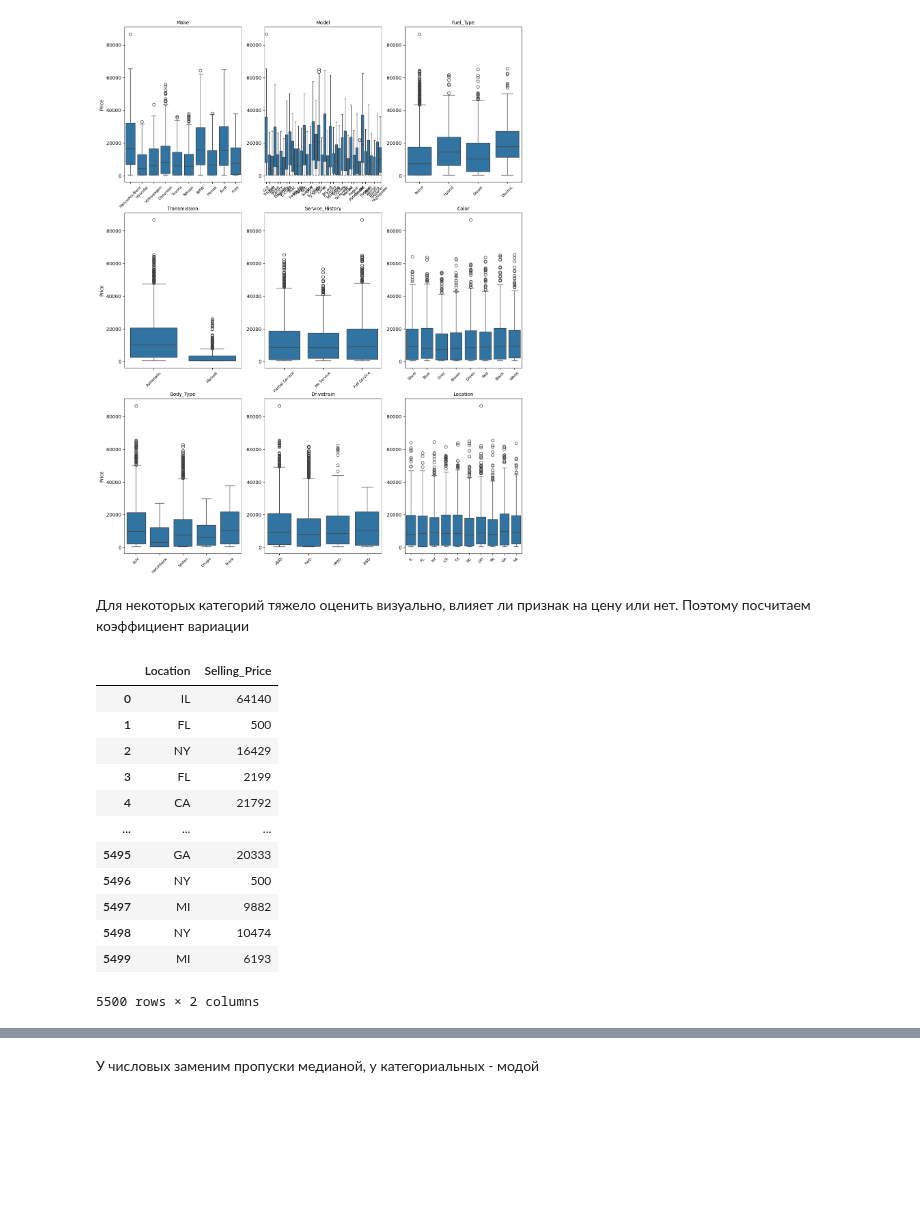
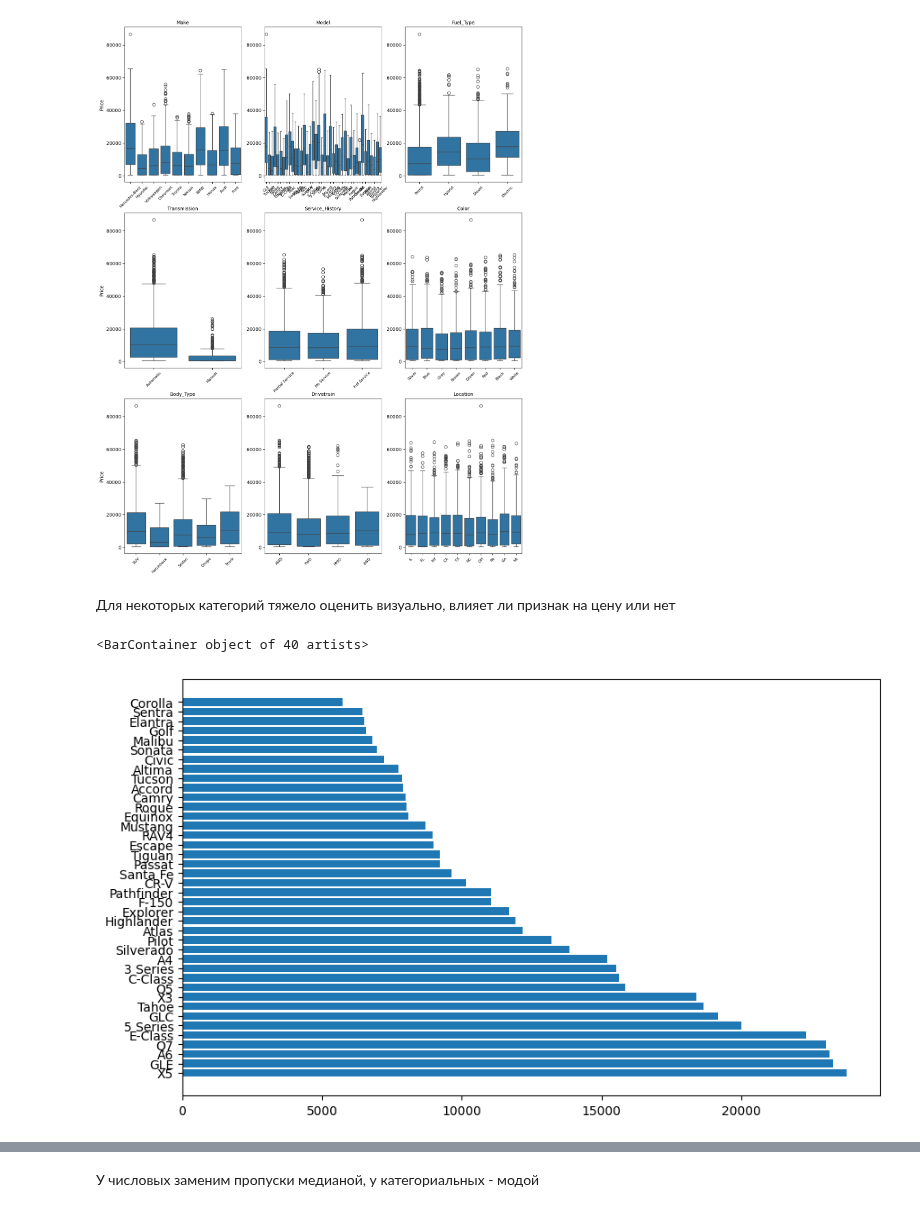
Before and after one commit to kataamb/notebooks_data_analysis, a Jupyter notebook: kaggle_automobile_prices/kaggle_automobile_dataset_analysis.ipynb, the cells around one changed output, grey strips where cells are left out. Saved outputs shown, nothing was run; the diff lists cells and outputs as text; code cells hidden in the pictures; blank space fills up the shorter version.

```diff
--- a/kaggle_automobile_prices/kaggle_automobile_dataset_analysis.ipynb
+++ b/kaggle_automobile_prices/kaggle_automobile_dataset_analysis.ipynb
@@ -215,22 +253,13 @@ for i, col in enumerate(cat_cols):
 # %% [output]
 [figure]
 # %% [markdown]
-Для некоторых категорий тяжело оценить визуально, влияет ли признак на цену или нет. Поэтому посчитаем коэффициент вариации
+Для некоторых категорий тяжело оценить визуально, влияет ли признак на цену или нет
-# %%
-#location
-location_data = df[['Location', 'Selling_Price']]
-#var_coeff
-# %% [output]
-|  | Location | Selling_Price |
-| 0 | IL | 64140 |
-| 1 | FL | 500 |
-| 2 | NY | 16429 |
-| 3 | FL | 2199 |
-| 4 | CA | 21792 |
-| ... | ... | ... |
-| 5495 | GA | 20333 |
-| 5496 | NY | 500 |
-| 5497 | MI | 9882 |
-| 5498 | NY | 10474 |
-| 5499 | MI | 6193 |
-5500 rows × 2 columns
+# %%
+
+model_categories = df.groupby('Model')['Selling_Price'].mean().sort_values(ascending=False)
+# %%
+plt.figure(figsize=(10, 6))
+plt.barh(model_categories.index, model_categories.values)
+# %% [output]
+<BarContainer object of 40 artists>
+[figure, added]
```
Also changed, not shown: parts of 95 cells of this notebook.
